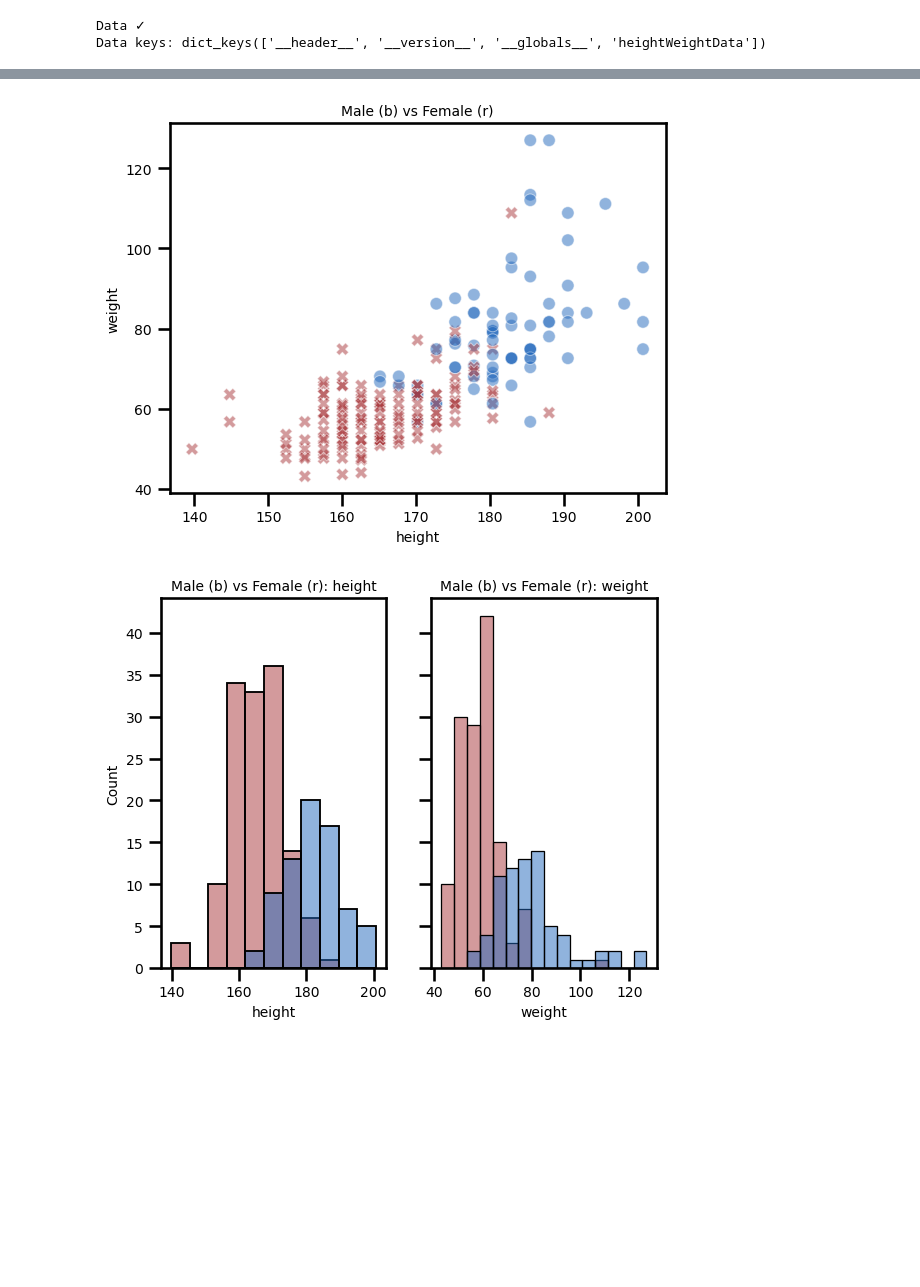
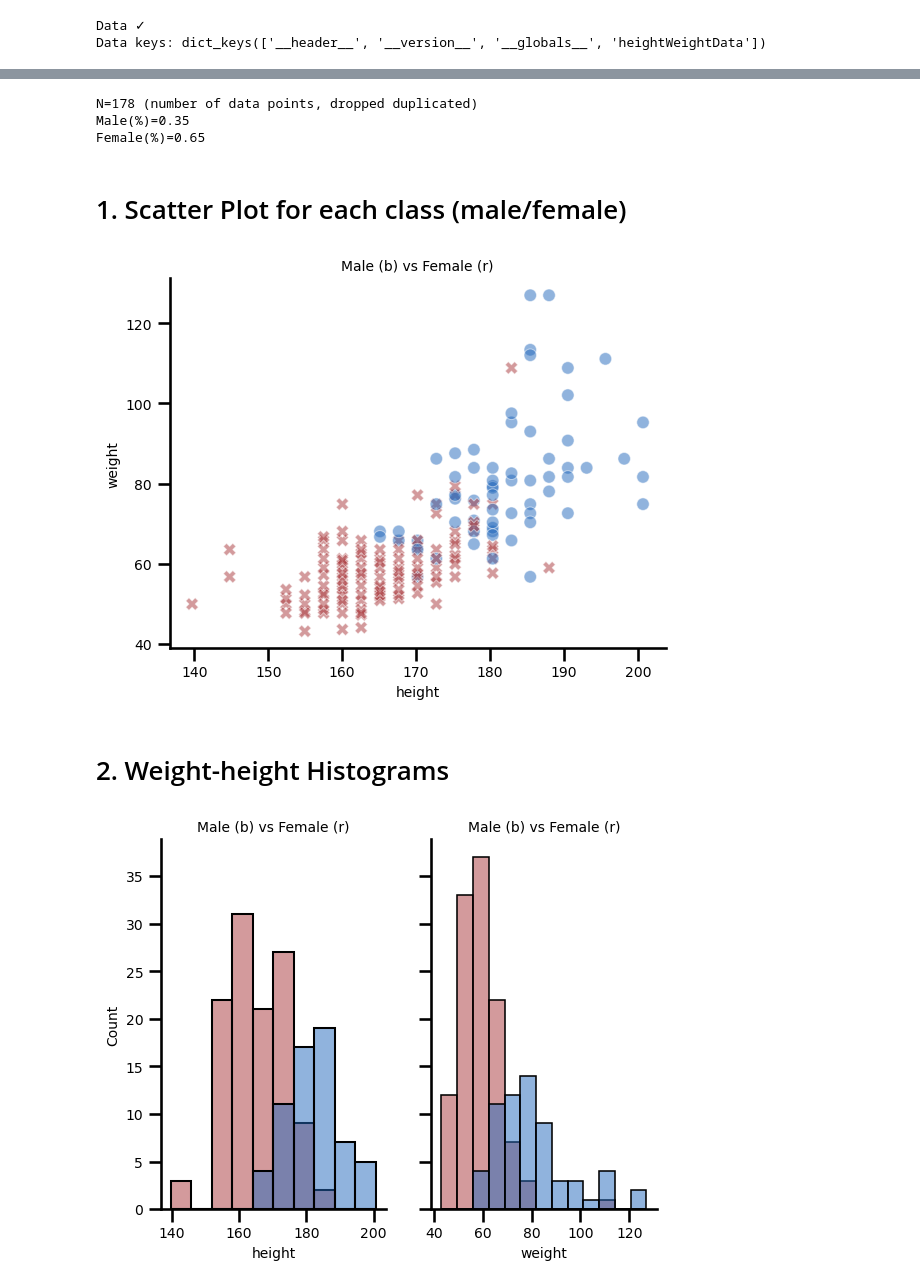
Before and after one commit to arnestc/StatisticalLearning, a Jupyter notebook: notebooks/lab2/01-multivariate-Gaussian.ipynb, the cells around one changed output, grey strips where cells are left out. Saved outputs shown, nothing was run; the diff lists cells and outputs as text; code cells hidden in the pictures; blank space fills up the shorter version.

```diff
--- a/notebooks/lab2/01-multivariate-Gaussian.ipynb
+++ b/notebooks/lab2/01-multivariate-Gaussian.ipynb
@@ -65,34 +90,54 @@ round(len(data_df[data_df.gender == 1]) / len(data_df), 2), round(len(data_df[da
+# %%
+# Check for duplicated
+len(data_df[data_df.duplicated()]), len(data_df[data_df[['weight', 'height']].duplicated()])
+
+# Drop duplicated
+data_df = data_df.drop_duplicates(keep='first')
+
+# Lenght of male/female data
+print(f"N={len(data_df)} (number of data points, dropped duplicated)")
+print(f"Male(%)={round(len(data_df[data_df.gender == 1]) / len(data_df), 2)}")
+print(f"Female(%)={round(len(data_df[data_df.gender == 2]) / len(data_df), 2)}")
+# %% [output]
+N=178 (number of data points, dropped duplicated)
+Male(%)=0.35
+Female(%)=0.65
+# %% [markdown]
+# 1. Scatter Plot for each class (male/female)
 # %%
-p = sns.scatterplot(
+fig1 = sns.scatterplot(
     data=data_df, x='height', y='weight',
     hue='gender', style='gender',
     palette='vlag', alpha=0.5, legend=False
     )
 
-p.set_title(r"Male (b) vs Female (r)")
+fig1.set_title(r"Male (b) vs Female (r)")
+sns.despine(right=True)
 plt.show()
 # %% [output]
-[figure, old version]
+[figure, new version]
+# %% [markdown]
+# 2. Weight-height Histograms
 # %%
-fig = plt.figure()
-ax = fig.subplot_mosaic('''
+fig2 = plt.figure()
+ax = fig2.subplot_mosaic('''
 AB
 ''', sharey=True)
 
 p_order = {
     'height': 'A',
     'weight': 'B'
     }
 
 for feature in ['height', 'weight']:
     sns.histplot(
         data=data_df, x=feature, ax=ax[p_order[feature]],
         hue='gender',
         palette='vlag', alpha=0.5, legend=False
         )
+    ax[p_order[feature]].set_title(r"Male (b) vs Female (r)")
 
-    ax[p_order[feature]].set_title(f"Male (b) vs Female (r): {feature}")
-
+sns.despine(right=True)
 plt.show()
 # %% [output]
-[figure, old version]
+[figure, new version]
```
Also changed, not shown: parts of 5 cells of this notebook.
